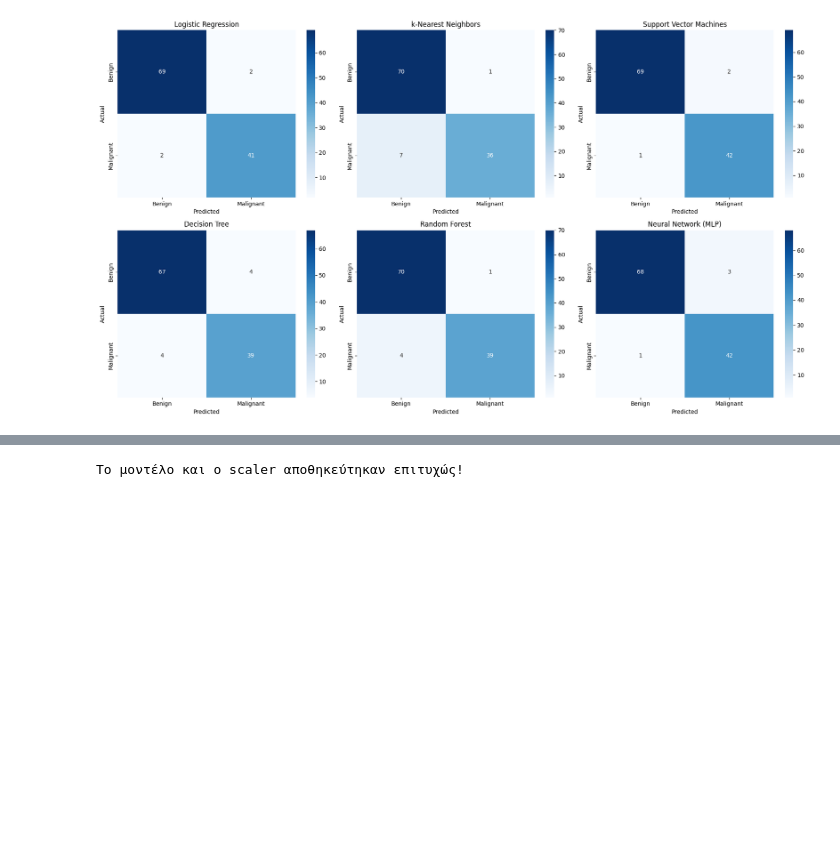
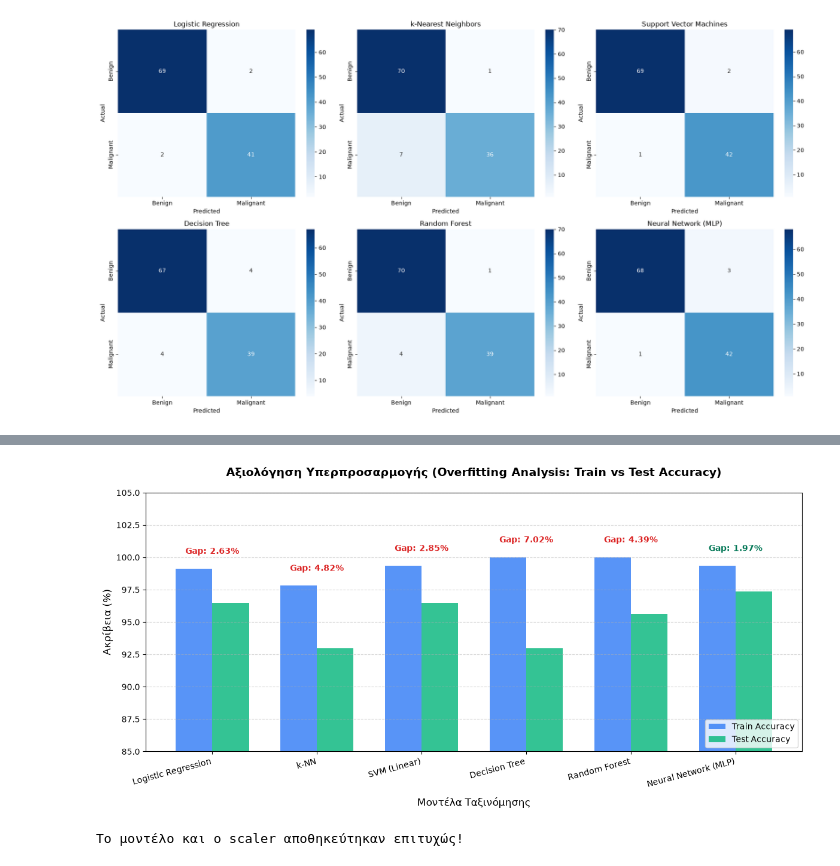
Before and after one commit to Air-Bler/breast-cancer-diagnostic-system, a Jupyter notebook: breast_cancer_project.ipynb, the cells around one changed output, grey strips where cells are left out. Saved outputs shown, nothing was run; the diff lists cells and outputs as text; code cells hidden in the pictures; blank space fills up the shorter version.

```diff
--- a/breast_cancer_project.ipynb
+++ b/breast_cancer_project.ipynb
@@ -311,15 +308,21 @@ ______________________________
 # %%
 from sklearn.neural_network import MLPClassifier
 
-
-#  2 hidden layers with 10 neurons each
-mlp = MLPClassifier(hidden_layer_sizes=(10, 10), max_iter=1000, random_state=42)
-
+# Ρύθμιση με υψηλότερο alpha για σχεδόν μηδενικό gap
+mlp = MLPClassifier(
+    hidden_layer_sizes=(10, 10),
+    alpha=0.5,              # Δοκίμασε 0.3 ή 0.5 αν χρειαστεί
+    max_iter=1000,
+    random_state=42
+)
 
 mlp.fit(X_train_scaled, y_train)
-y_pred_mlp = mlp.predict(X_test_scaled)
 
+tr_acc = mlp.score(X_train_scaled, y_train) * 100
+te_acc = mlp.score(X_test_scaled, y_test) * 100
+gap = tr_acc - te_acc
 
-mlp_acc = mlp.score(X_test_scaled, y_test)
-print(f"Neural Network Accuracy: {mlp_acc*100:.2f}%")
+print(f"Train Accuracy: {tr_acc:.2f}%")
+print(f"Test Accuracy:  {te_acc:.2f}%")
+print(f"Overfitting Gap: {gap:.2f}%")
 # %% [output]
@@ -513,0 +535,67 @@ plt.show()
+# %%
+import matplotlib.pyplot as plt
+import numpy as np
+import pandas as pd
+from sklearn.metrics import accuracy_score
+
+
+eval_models = {
+    "Logistic Regression": (lr, X_train_scaled, X_test_scaled),
+    "k-NN": (knn_model, X_train_scaled, X_test_scaled),
+    "SVM (Linear)": (svm, X_train_scaled, X_test_scaled),
+    "Decision Tree": (dt, X_train, X_test),
+    "Random Forest": (rf, X_train, X_test),
+    "Neural Network (MLP)": (mlp, X_train_scaled, X_test_scaled)
+}
+
+results = []
+
+for name, (model, xtr, xte) in eval_models.items():
+
+    train_pred = model.predict(xtr)
+    test_pred = model.predict(xte)
+
+    train_acc = accuracy_score(y_train, train_pred) * 100
+    test_acc = accuracy_score(y_test, test_pred) * 100
+    gap = train_acc - test_acc
+
+    results.append({
+        "Model": name,
+        "Train Accuracy (%)": train_acc,
+        "Test Accuracy (%)": test_acc,
+        "Overfitting Gap (%)": gap
+    })
+
+df_overfitting = pd.DataFrame(results)
+print(df_overfitting.to_string(index=False))
+
+
+plt.figure(figsize=(12, 6))
+
+x = np.arange(len(df_overfitting))
+width = 0.35
+
+
+bars1 = plt.bar(x - width/2, df_overfitting["Train Accuracy (%)"], width, label='Train Accuracy', color='#3b82f6', alpha=0.85)
+bars2 = plt.bar(x + width/2, df_overfitting["Test Accuracy (%)"], width, label='Test Accuracy', color='#10b981', alpha=0.85)
+
+
+for i in range(len(df_overfitting)):
+    gap_val = df_overfitting.loc[i, "Overfitting Gap (%)"]
+    max_h = max(df_overfitting.loc[i, "Train Accuracy (%)"], df_overfitting.loc[i, "Test Accuracy (%)"])
+    plt.text(i, max_h + 1.0, f"Gap: {gap_val:.2f}%", ha='center', va='bottom', fontsize=10, fontweight='bold',
+             color='#dc2626' if gap_val > 2.5 else '#047857')
+
+plt.title("Αξιολόγηση Υπερπροσαρμογής (Overfitting Analysis: Train vs Test Accuracy)", fontsize=14, pad=20, fontweight='bold')
+plt.xlabel("Μοντέλα Ταξινόμησης", fontsize=12, labelpad=10)
+plt.ylabel("Ακρίβεια (%)", fontsize=12)
+plt.xticks(x, df_overfitting["Model"], rotation=15, ha='right', fontsize=10)
+plt.ylim(85, 105)
+plt.legend(loc='lower right', frameon=True)
+plt.grid(axis='y', linestyle='--', alpha=0.5)
+plt.tight_layout()
+
+
+plt.savefig("overfitting_analysis.png", dpi=300)
+plt.show()
+# %% [output]
@@ -514,3 +609,4 @@ plt.show()
+[figure, added]
 # %%
 #save the trained model
 import joblib
```
Also changed, not shown: parts of 13 cells of this notebook, 8 other files.
